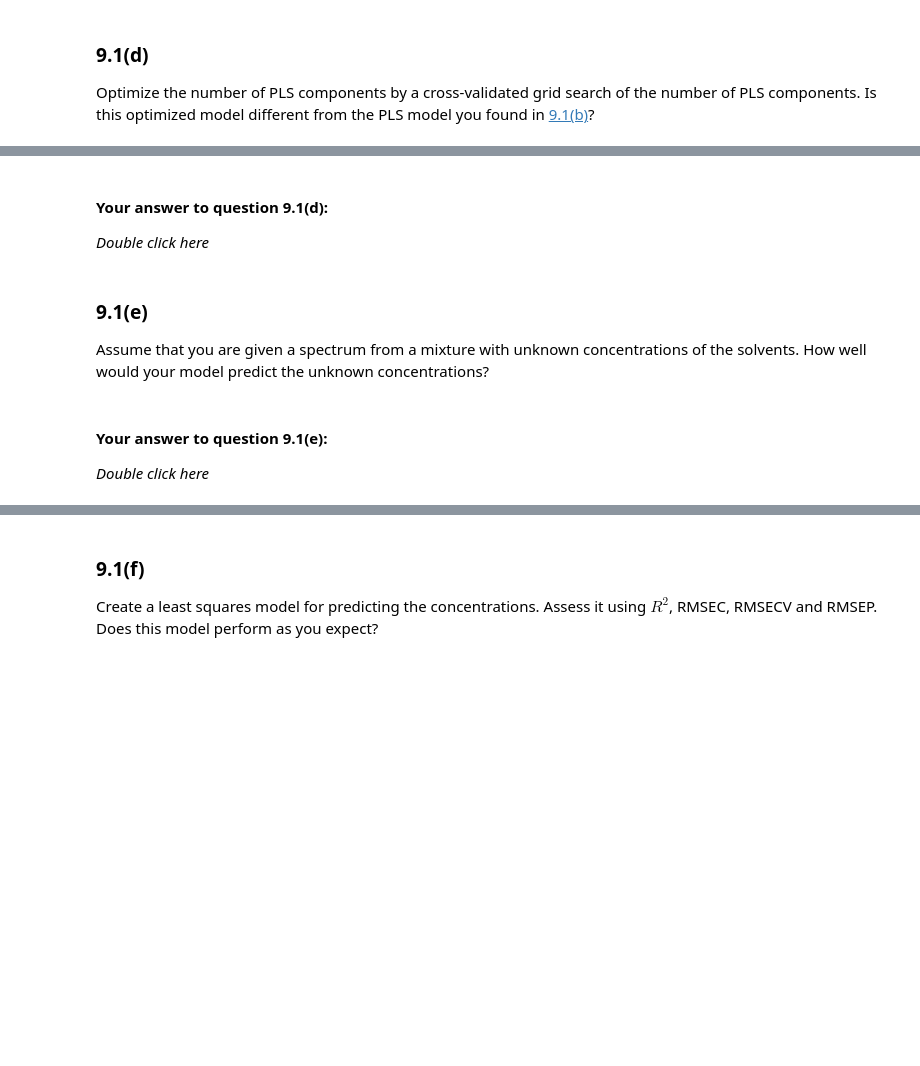
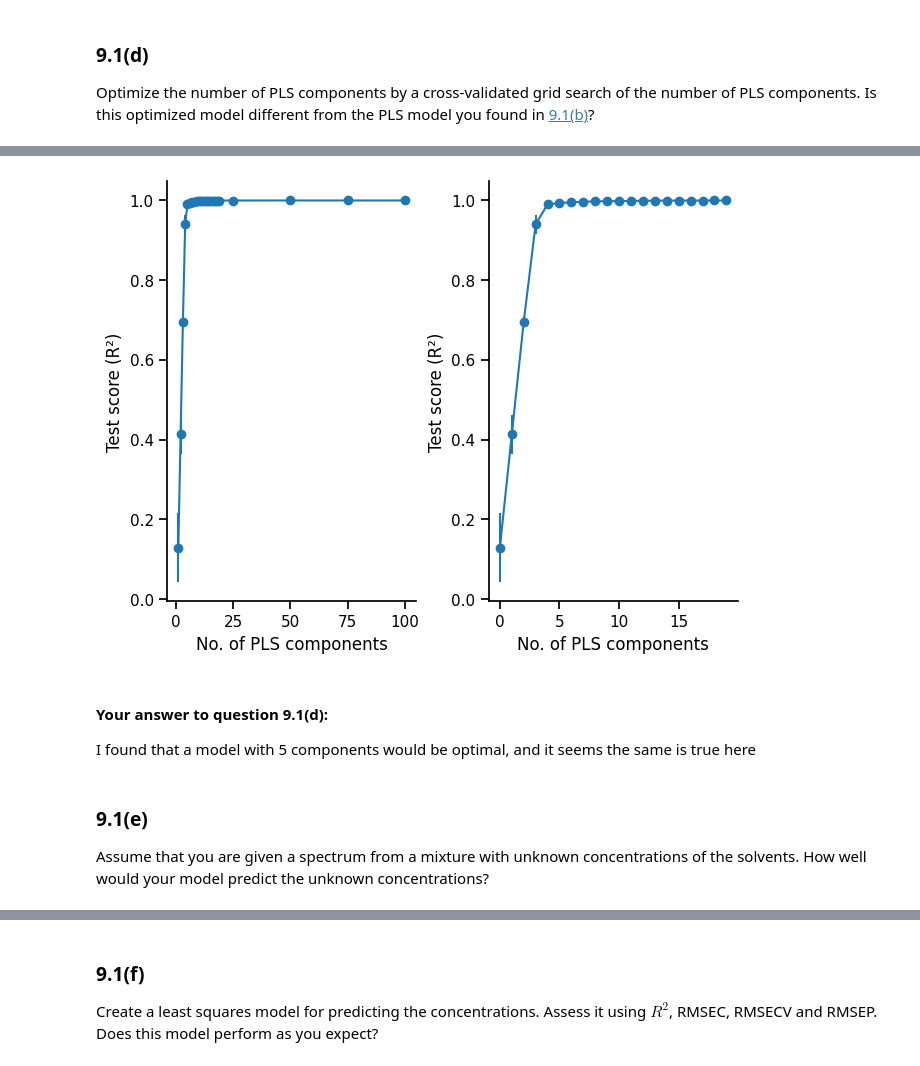
Before and after one commit to joachsob/chemometrics, a Jupyter notebook: exercises/09_Exercise_Set_9.ipynb, the cells around one changed output, grey strips where cells are left out. Saved outputs shown, nothing was run; the diff lists cells and outputs as text; code cells hidden in the pictures; blank space fills up the shorter version.

```diff
--- a/exercises/09_Exercise_Set_9.ipynb
+++ b/exercises/09_Exercise_Set_9.ipynb
@@ -386,24 +435,32 @@ grid.best_estimator_
 # %%
 # It is also a good idea to plot the scores to see where it levels off:
-fig, ax = plt.subplots(constrained_layout=True)
-ax.errorbar(
+fig, ax = plt.subplots(constrained_layout=True, ncols = 2)
+ax[0].errorbar(
     parameters["n_components"],
     grid.cv_results_["mean_test_score"],
     yerr=grid.cv_results_["std_test_score"],
     marker="o",
 )
-ax.set(xlabel="No. of PLS components", ylabel="Test score (R²)")
+ax[0].set(xlabel="No. of PLS components", ylabel="Test score (R²)")
+
+ax[1].errorbar(
+    np.arange(0, 20),
+    grid.cv_results_["mean_test_score"][:20],
+    yerr=grid.cv_results_["std_test_score"][:20],
+    marker="o",
+)
+ax[1].set(xlabel="No. of PLS components", ylabel="Test score (R²)")
 sns.despine(fig=fig)
 # Hint: It may be a good idea to zoom in on the part (1, 20) for the x-axis:
+# %% [output]
+[figure, added]
 # %% [markdown]
 #### Your answer to question 9.1(d):
-*Double click here*
+
+I found that a model with 5 components would be optimal, and it seems the same is true here
 # %% [markdown]
 ### 9.1(e)
 Assume that you are given a spectrum from a mixture with unknown concentrations of the solvents. How well would your model
 predict the unknown concentrations?
 # %%
 # Your code here
-# %% [markdown]
-#### Your answer to question 9.1(e):
-*Double click here*
```
Also changed, not shown: parts of 14 cells of this notebook.
